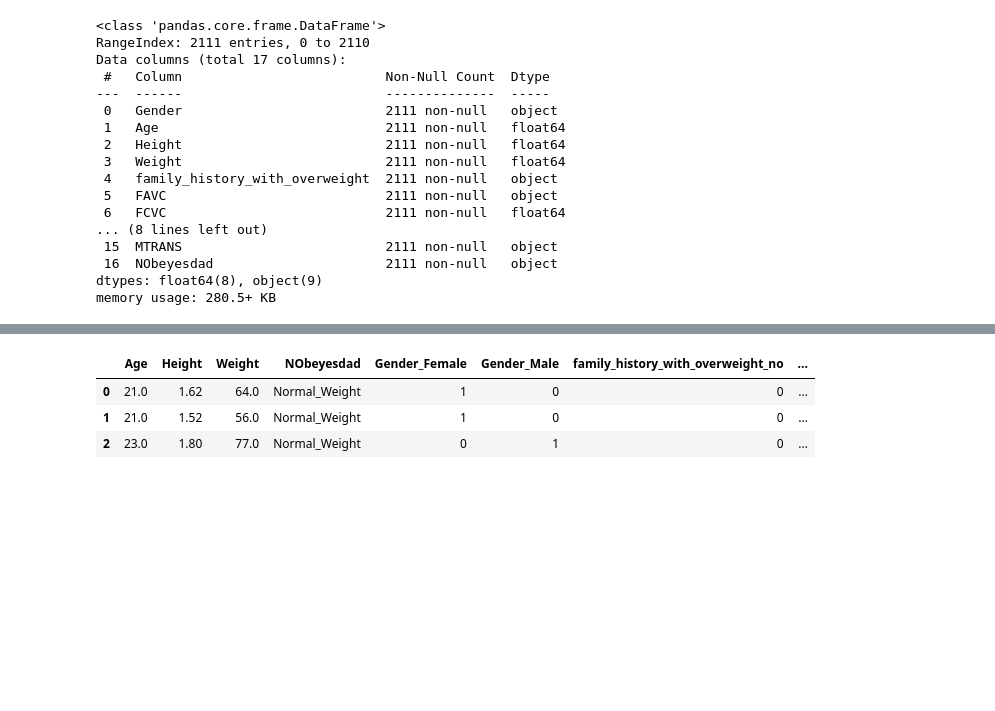
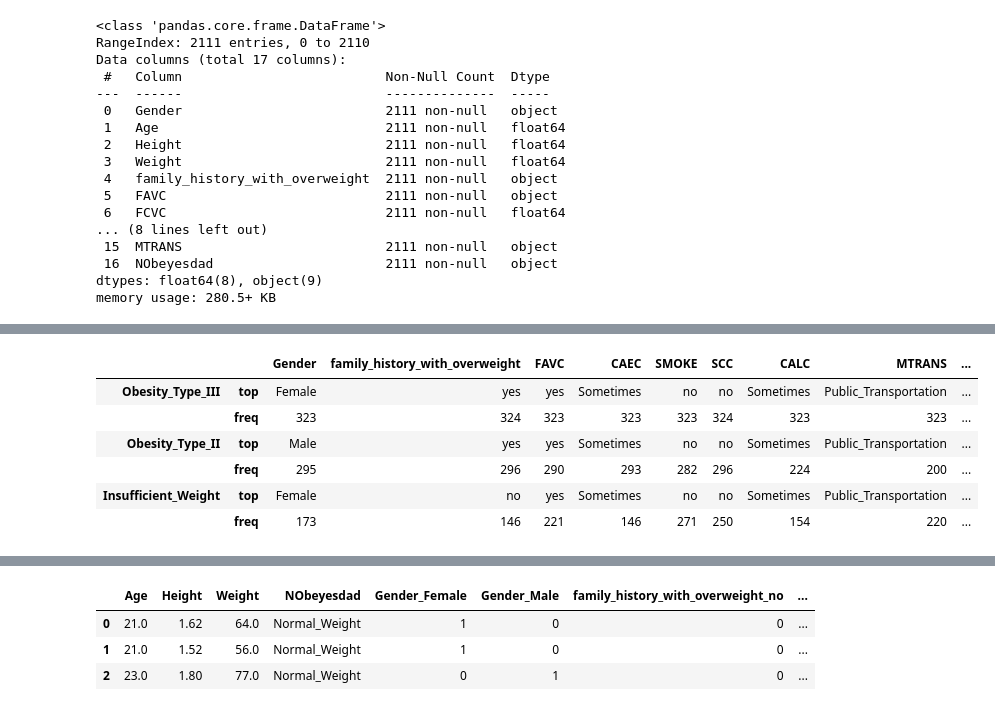
Before and after one commit to NoaAmichai/Obesity-Data-Science-Project, a Jupyter notebook: Obesity_Semester_B.ipynb, the cells around one changed output, grey strips where cells are left out. Saved outputs shown, nothing was run; the diff lists cells and outputs as text; code cells hidden in the pictures; blank space fills up the shorter version.

```diff
--- a/Obesity_Semester_B.ipynb
+++ b/Obesity_Semester_B.ipynb
@@ -55,0 +90,15 @@ for col in columns:
+# %%
+Type_III =Obesity_Type_III.describe(include='O').iloc[2:4]
+Type_II =Obesity_Type_II.describe(include='O').iloc[2:4]
+Insufficient_Weight_describe = Insufficient_Weight.describe(include='O').iloc[2:4]
+# %%
+pd.concat([Type_III, Type_II,Insufficient_Weight_describe],
+          axis=0,keys=["Obesity_Type_III","Obesity_Type_II","Insufficient_Weight"])
+# %% [output]
+|  |  | Gender | family_history_with_overweight | FAVC | CAEC | SMOKE | SCC | CALC | MTRANS | ... |
+| Obesity_Type_III | top | Female | yes | yes | Sometimes | no | no | Sometimes | Public_Transportation | ... |
+|  | freq | 323 | 324 | 323 | 323 | 323 | 324 | 323 | 323 | ... |
+| Obesity_Type_II | top | Male | yes | yes | Sometimes | no | no | Sometimes | Public_Transportation | ... |
+|  | freq | 295 | 296 | 290 | 293 | 282 | 296 | 224 | 200 | ... |
+| Insufficient_Weight | top | Female | no | yes | Sometimes | no | no | Sometimes | Public_Transportation | ... |
+|  | freq | 173 | 146 | 221 | 146 | 271 | 250 | 154 | 220 | ... |
```
Also changed, not shown: parts of 8 cells of this notebook.
